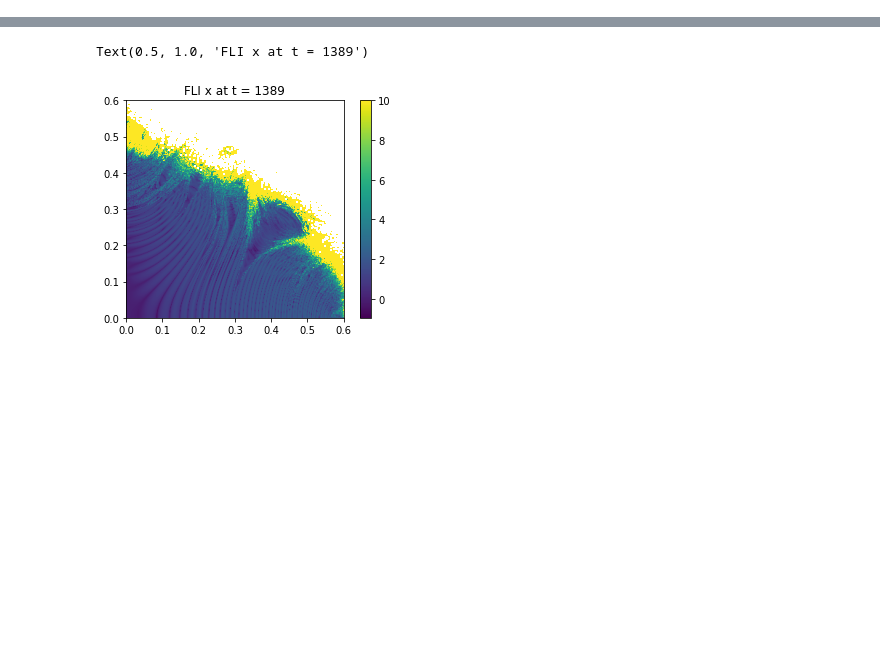
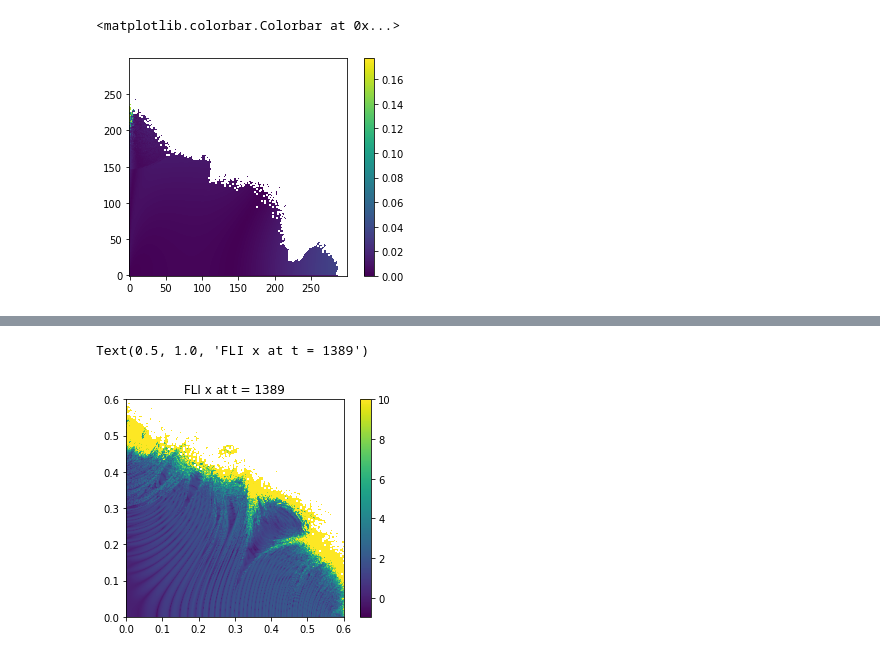
Before and after one commit to carlidel/tangent_map, a Jupyter notebook: 220914_focused_analysis/3_generalised_atlas.ipynb, the cells around one changed output, grey strips where cells are left out. Saved outputs shown, nothing was run; the diff lists cells and outputs as text; code cells hidden in the pictures; blank space fills up the shorter version.

```diff
--- a/220914_focused_analysis/3_generalised_atlas.ipynb
+++ b/220914_focused_analysis/3_generalised_atlas.ipynb
@@ -335,0 +254,28 @@ for t, data in zip(times, gali_data):
+# %%
+times_fma = []
+fma_fft_data = []
+fma_birkhoff_data = []
+
+for key in f_tune['0'].keys():
+    if not key.isdigit():
+        continue
+    if not (key in f_tune):
+        continue
+    times_fma.append(int(key) * 2)
+
+    fma_fft_data.append(np.sqrt(
+        (f_tune['0'][key]['tune_x_fft'][:] - f_tune[key][str(int(key)*2)]['tune_x_fft'][:])**2 +
+        (f_tune['0'][key]['tune_y_fft'][:] - f_tune[key][str(int(key)*2)]['tune_y_fft'][:])**2
+    ))
+    fma_birkhoff_data.append(np.sqrt(
+        (f_tune['0'][key]['tune_x_birkhoff'][:] - f_tune[key][str(int(key)*2)]['tune_x_birkhoff'][:])**2 +
+        (f_tune['0'][key]['tune_y_birkhoff'][:] - f_tune[key][str(int(key)*2)]['tune_y_birkhoff'][:])**2
+    ))
+
+# sort times_fma and lyapunov data
+times_fma, fma_fft_data, fma_birkhoff_data = zip(*sorted(zip(times_fma, fma_fft_data, fma_birkhoff_data), key=lambda x: x[0]))
+
+# convert to numpy arrays
+times_fma = np.array(times_fma)
+fma_fft_data = np.array(fma_fft_data)
+fma_birkhoff_data = np.array(fma_birkhoff_data)
@@ -335,0 +406,6 @@ for t, data in zip(times, gali_data):
+# %%
+plt.imshow(fma_birkhoff_data[0].reshape(300, 300), origin="lower", cmap="viridis")
+plt.colorbar()
+# %% [output]
+<matplotlib.colorbar.Colorbar at 0x...>
+[figure, added]
```
Also changed, not shown: parts of 55 cells of this notebook, 8 other files.
